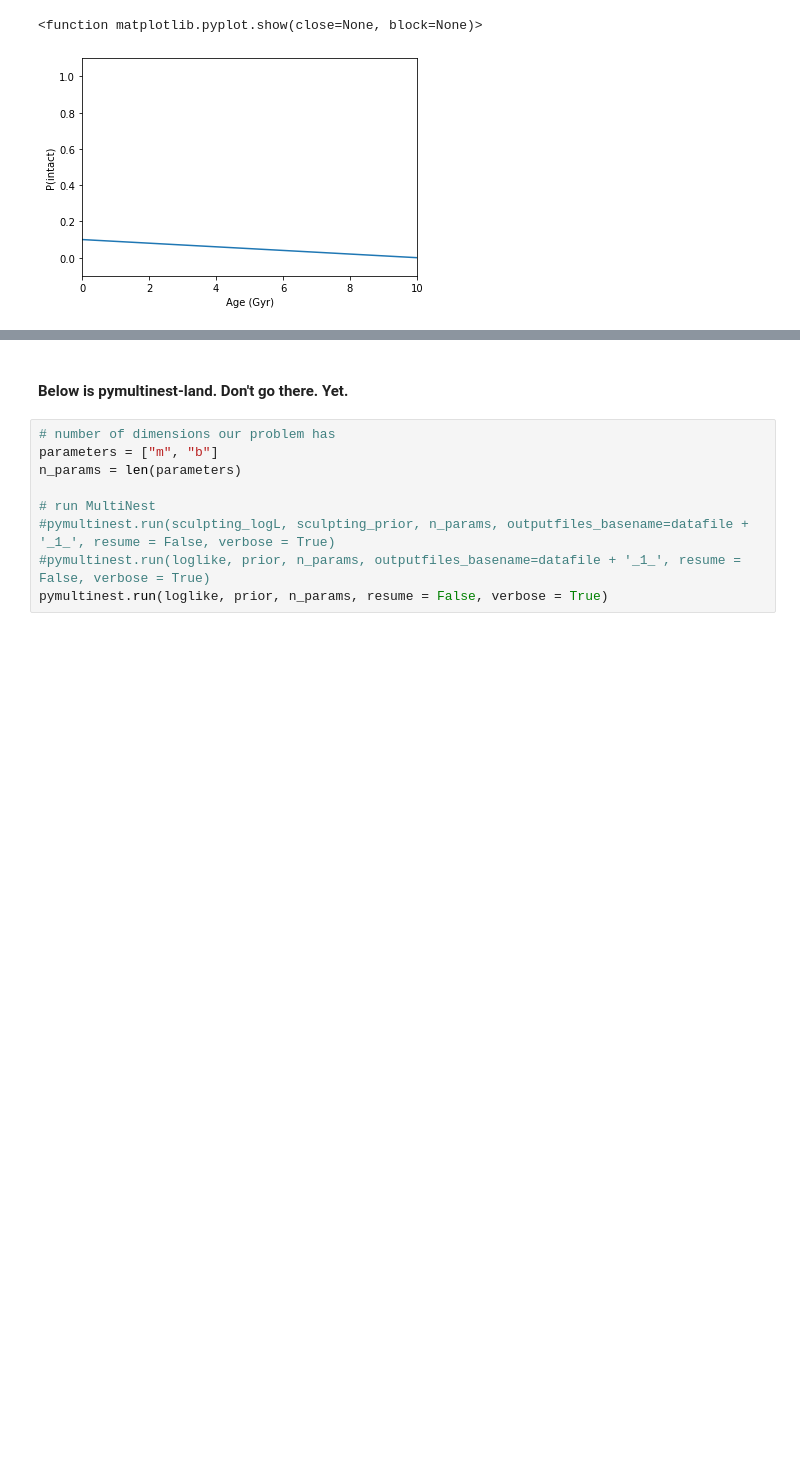
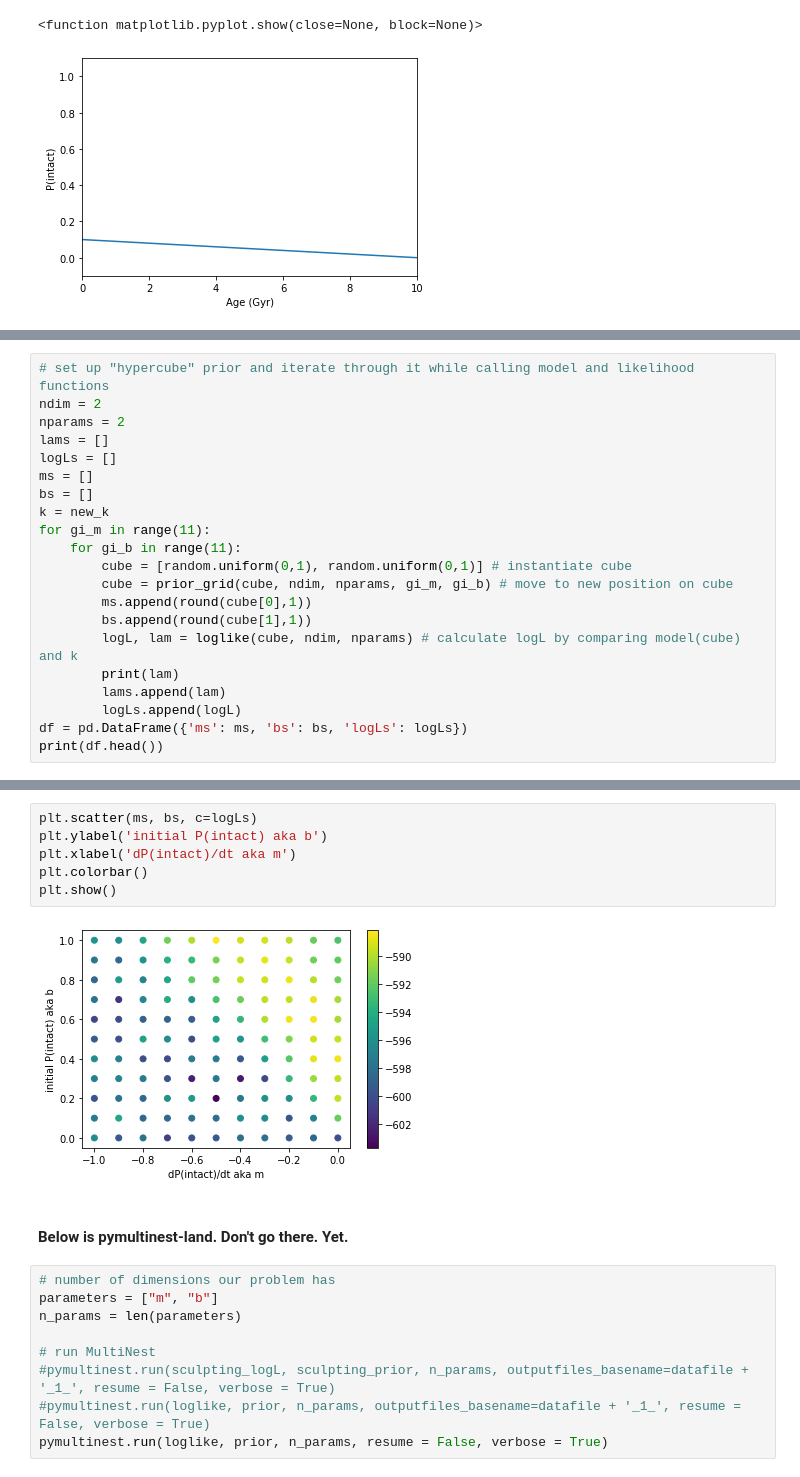
Before and after one commit to exoclam/sculpting, a Jupyter notebook: grid-loglikelihood.ipynb, the cells around one changed output, grey strips where cells are left out. Saved outputs shown, nothing was run; the diff lists cells and outputs as text; blank space fills up the shorter version.

```diff
--- a/grid-loglikelihood.ipynb
+++ b/grid-loglikelihood.ipynb
@@ -727,0 +808,21 @@ plt.show
+# %%
+# set up "hypercube" prior and iterate through it while calling model and likelihood functions
+ndim = 2
+nparams = 2
+lams = []
+logLs = []
+ms = []
+bs = []
+k = new_k
+for gi_m in range(11):
+    for gi_b in range(11):
+        cube = [random.uniform(0,1), random.uniform(0,1)] # instantiate cube
+        cube = prior_grid(cube, ndim, nparams, gi_m, gi_b) # move to new position on cube
+        ms.append(round(cube[0],1))
+        bs.append(round(cube[1],1))
+        logL, lam = loglike(cube, ndim, nparams) # calculate logL by comparing model(cube) and k
+        print(lam)
+        lams.append(lam)
+        logLs.append(logL)
+df = pd.DataFrame({'ms': ms, 'bs': bs, 'logLs': logLs})
+print(df.head())
@@ -728,3 +847,11 @@ plt.show
+# %%
+plt.scatter(ms, bs, c=logLs)
+plt.ylabel('initial P(intact) aka b')
+plt.xlabel('dP(intact)/dt aka m')
+plt.colorbar()
+plt.show()
+# %% [output]
+[figure, added]
 # %% [markdown]
 #### Below is pymultinest-land. Don't go there. Yet.
 # %%
```
Also changed, not shown: parts of 11 cells of this notebook.
